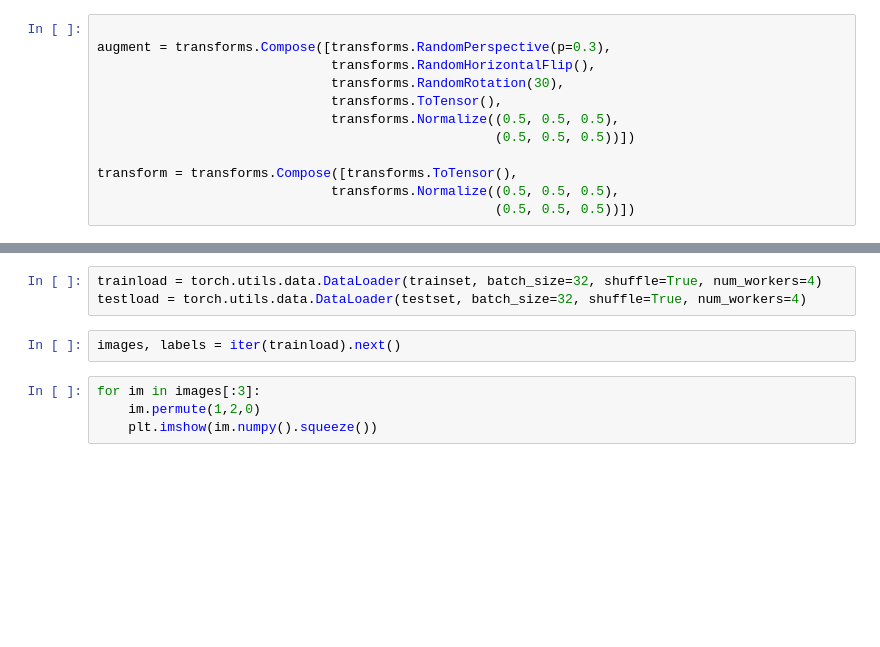
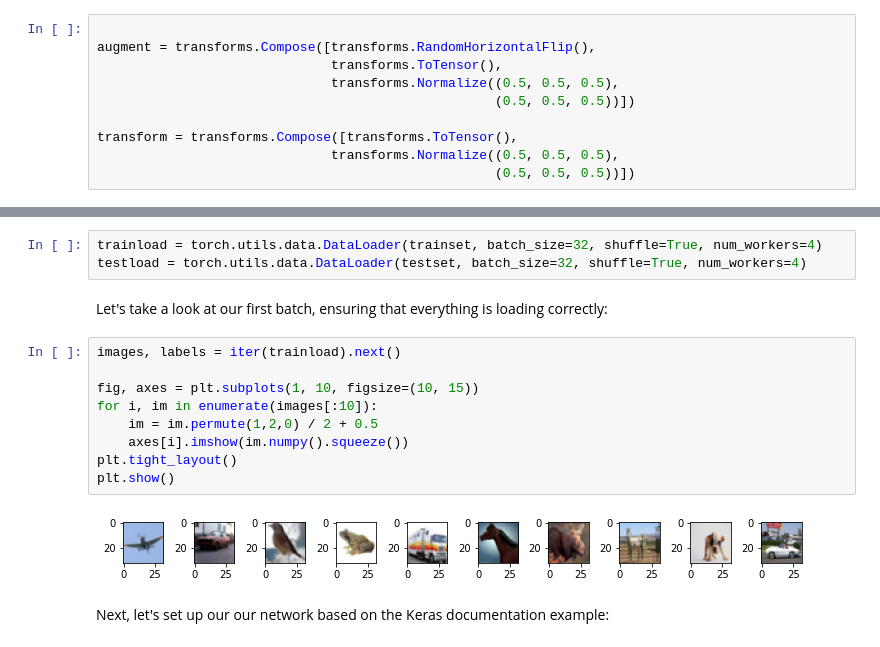
Before and after one commit to wcneill/jn-neural-networks, a Jupyter notebook: udacity_pytorch/pytorch10_cnn2.ipynb, the cells around one changed output, grey strips where cells are left out. Cells and saved outputs as stored; diff of their text form; blank space fills up the shorter version.

```diff
--- a/udacity_pytorch/pytorch10_cnn2.ipynb
+++ b/udacity_pytorch/pytorch10_cnn2.ipynb
@@ -21,9 +21,7 @@ Let's define some transforms and get our datasets downloaded and into `DataLoade
 Note the order of the transforms in the composition `augment`. While PyTorch docs say that all of these transforms can act on both PIL and Torch image tensors, they work best on PIL images, and can throw errors when acting on Torch image tensors that have not gone through some extra pre-processing.
 # %%
 
-augment = transforms.Compose([transforms.RandomPerspective(p=0.3),
-                              transforms.RandomHorizontalFlip(),
-                              transforms.RandomRotation(30),
+augment = transforms.Compose([transforms.RandomHorizontalFlip(),
                               transforms.ToTensor(),
                               transforms.Normalize((0.5, 0.5, 0.5),
                                                    (0.5, 0.5, 0.5))])
@@ -40,9 +38,18 @@ Files already downloaded and verified
 # %%
 trainload = torch.utils.data.DataLoader(trainset, batch_size=32, shuffle=True, num_workers=4)
 testload = torch.utils.data.DataLoader(testset, batch_size=32, shuffle=True, num_workers=4)
-# %%
-images, labels = iter(trainload).next()
-# %%
-for im in images[:3]:
-    im.permute(1,2,0)
-    plt.imshow(im.numpy().squeeze())
+# %% [markdown]
+Let's take a look at our first batch, ensuring that everything is loading correctly:
+# %%
+images, labels = iter(trainload).next()
+
+fig, axes = plt.subplots(1, 10, figsize=(10, 15))
+for i, im in enumerate(images[:10]):
+    im = im.permute(1,2,0) / 2 + 0.5
+    axes[i].imshow(im.numpy().squeeze())
+plt.tight_layout()
+plt.show()
+# %% [output]
+[figure, added]
+# %% [markdown]
+Next, let's set up our our network based on the Keras documentation example:
```
Also changed, not shown: parts of 1 cell of this notebook, 1 other file.
